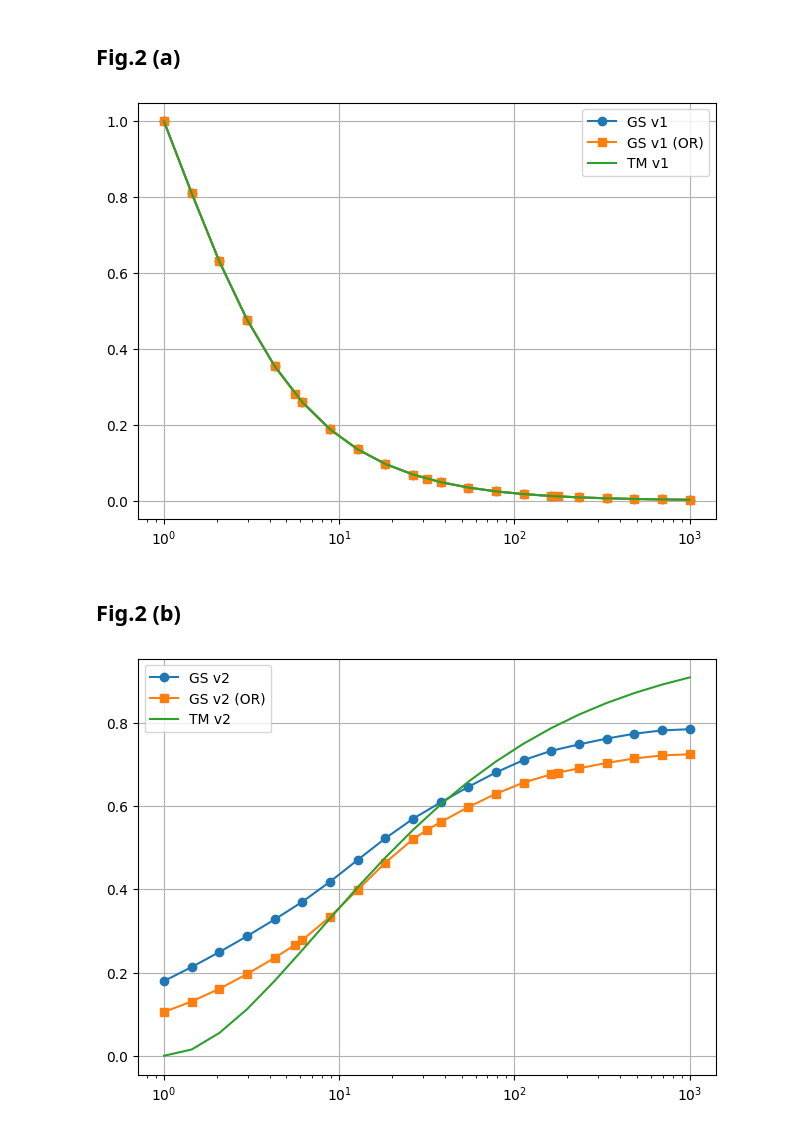
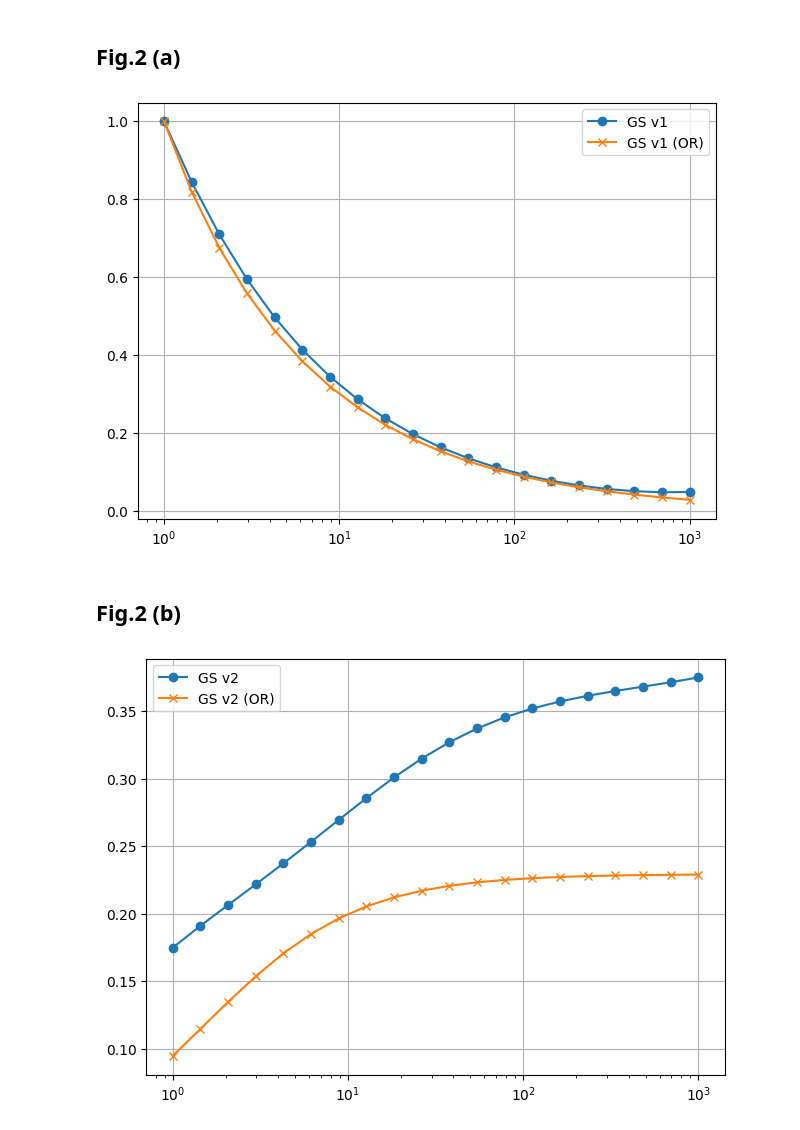
Before and after one commit to Meisam-Tavakoli-97/2025-accelerated-admm, a Jupyter notebook: src/parameter_grid_search.ipynb, the cells around one changed output. Cells and saved outputs as stored; diff of their text form; code cells hidden in the pictures.

```diff
--- a/src/parameter_grid_search.ipynb
+++ b/src/parameter_grid_search.ipynb
@@ -90,34 +77,30 @@ v1_TM = (1 + gamma) / kappas
 v2_TM = (gamma ** 2) / (2 - gamma)
 
 
-with open("../results/grid_search_results.json", "r") as f:
-    data1 = json.load(f)
-kappa_GS, _, v1_GS, v2_GS,_,_ = extract_data(data1)
-
-
-
-with open("../results/grid_search_results_OR.json", "r") as f:
-    data2 = json.load(f)
-kappa_OR, _, v1_OR, v2_OR,_,_ = extract_data(data2)
+kappa_values, rate_GS, v1_GS, v2_GS = load_results("best_rates",json_filename="../results/Grid_search_results.json")
+kappa_values, rate_OR_GS, v1_OR, v2_OR = load_results("OR_best_rates",json_filename="../results/Grid_search_results.json")
+kappa_values, rate_damped_GS, v1_damped, v2_damped = load_results("damped_best_rates",json_filename="../results/Grid_search_results.json")
 
 plt.xscale('log')
 plt.grid(True); plt.tight_layout()
-plt.plot(kappa_GS, v1_GS , 'o-',  label="GS v1")
-plt.plot(kappa_OR, v1_OR , 's-', label="GS v1 (OR)")
-plt.plot(kappas, v1_TM, label=f'TM v1')
+plt.plot(kappa_values, v1_GS , 'o-',  label="GS v1")
+plt.plot(kappa_values, v1_OR , 'x-', label="GS v1 (OR)")
+# plt.plot(kappa_values, v1_damped , 's-', label="GS v1 (damped)")
+# plt.plot(kappas, v1_TM, label=f'TM v1')
 plt.legend()
 plt.show()
 # %% [output]
-[figure, old version]
+[figure, new version]
 # %% [markdown]
 ## Fig.2 (b)
 # %%
 plt.xscale('log')
 plt.grid(True); plt.tight_layout()
-plt.plot(kappa_GS, v2_GS , 'o-',  label="GS v2")
-plt.plot(kappa_OR, v2_OR , 's-', label="GS v2 (OR)")
-plt.plot(kappas, v2_TM, label=f'TM v2')
+plt.plot(kappa_values, v2_GS , 'o-',  label="GS v2")
+plt.plot(kappa_values, v2_OR , 'x-', label="GS v2 (OR)")
+# plt.plot(kappa_values, v2_damped , 's-', label="GS v2 (damped)")
+# plt.plot(kappas, v2_TM, label=f'TM v2')
 plt.legend()
 plt.show()
 # %% [output]
-[figure, old version]
+[figure, new version]
```
Also changed, not shown: parts of 3 cells of this notebook, 4 other files.
